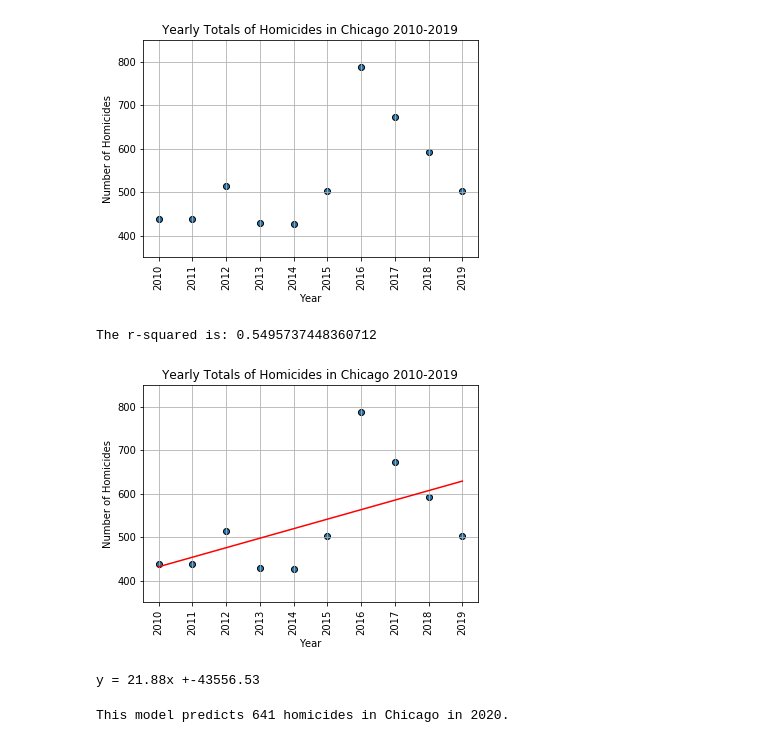
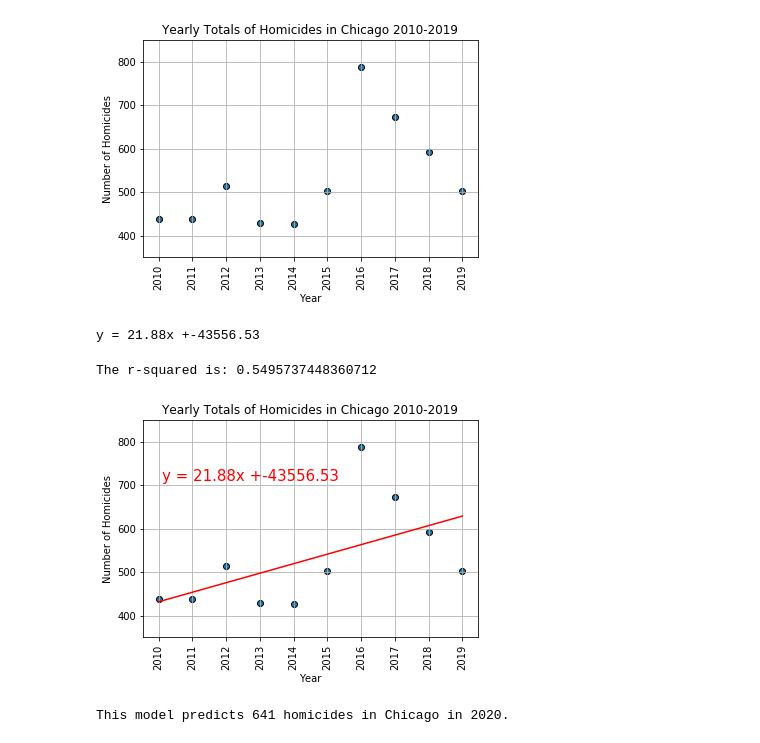
Before and after one commit to shidalgo12/Chicago_Crime, a Jupyter notebook: Homicide Regression + Education.ipynb, the cells around one changed output. Cells and saved outputs as stored; diff of their text form; code cells hidden in the pictures.

```diff
--- a/Homicide Regression + Education.ipynb
+++ b/Homicide Regression + Education.ipynb
@@ -87,37 +90,43 @@ plt.show()
 # %%
 # equation for line for predicted homicide rate
 fit = slope * year + intercept
-# %%
-# Add fit line to scatter
-plt.scatter(year, homicides, marker="o", edgecolors="black")
-
-# Graph Properties
-plt.title("Yearly Totals of Homicides in Chicago 2010-2019")
-plt.xlabel('Year')
-plt.ylabel('Number of Homicides')
-plt.grid(True)
-plt.xticks(year, rotation=90)
-
-# add fit line
-plt.plot(year,fit,"r-")
-
-# y range
-plt.ylim(350, 850)
-
-# Print r square value
-print(f"The r-squared is: {rvalue}")
-
-# Show Plot
-plt.show()
-# %% [output]
-The r-squared is: 0.5495737448360712
-[figure, removed]
 # %%
 # Create line equation string
 line_eq = "y = " + str(round(slope,2)) + "x +" + str(round(intercept,2))
 print(line_eq)
 # %% [output]
 y = 21.88x +-43556.53
+# %%
+# Add fit line to scatter
+plt.scatter(year, homicides, marker="o", edgecolors="black")
+
+# Graph Properties
+plt.title("Yearly Totals of Homicides in Chicago 2010-2019")
+plt.xlabel('Year')
+plt.ylabel('Number of Homicides')
+plt.grid(True)
+plt.xticks(year, rotation=90)
+
+# add fit line
+plt.plot(year,fit,"r-")
+
+# y range
+plt.ylim(350, 850)
+
+# add fit line equation
+plt.annotate(line_eq,(2010.1,710),fontsize=15,color="red")
+
+# Print r square value
+print(f"The r-squared is: {rvalue}")
+
+# Save the figure
+plt.savefig("Pictures/2010-2019 Regression.png")
+
+# Show Plot
+plt.show()
+# %% [output]
+The r-squared is: 0.5495737448360712
+[figure, added]
 # %%
 # Adding 2020 as "x":
 
```
Also changed, not shown: parts of 15 cells of this notebook.
